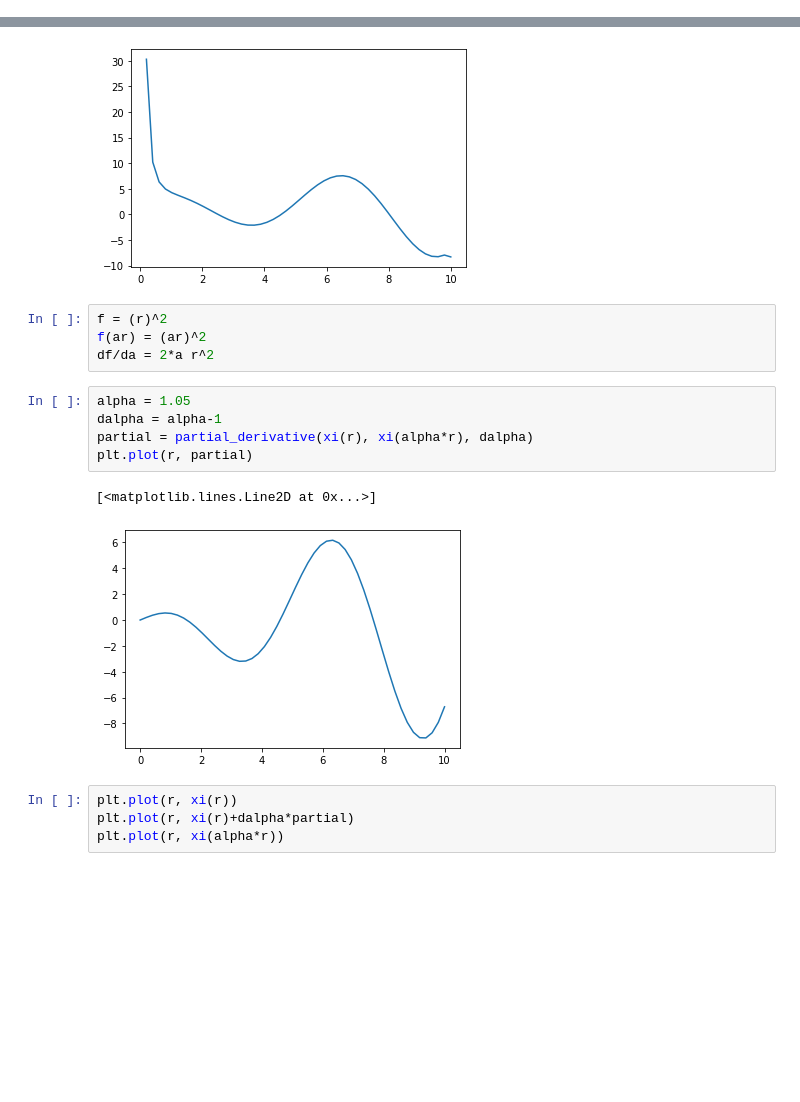
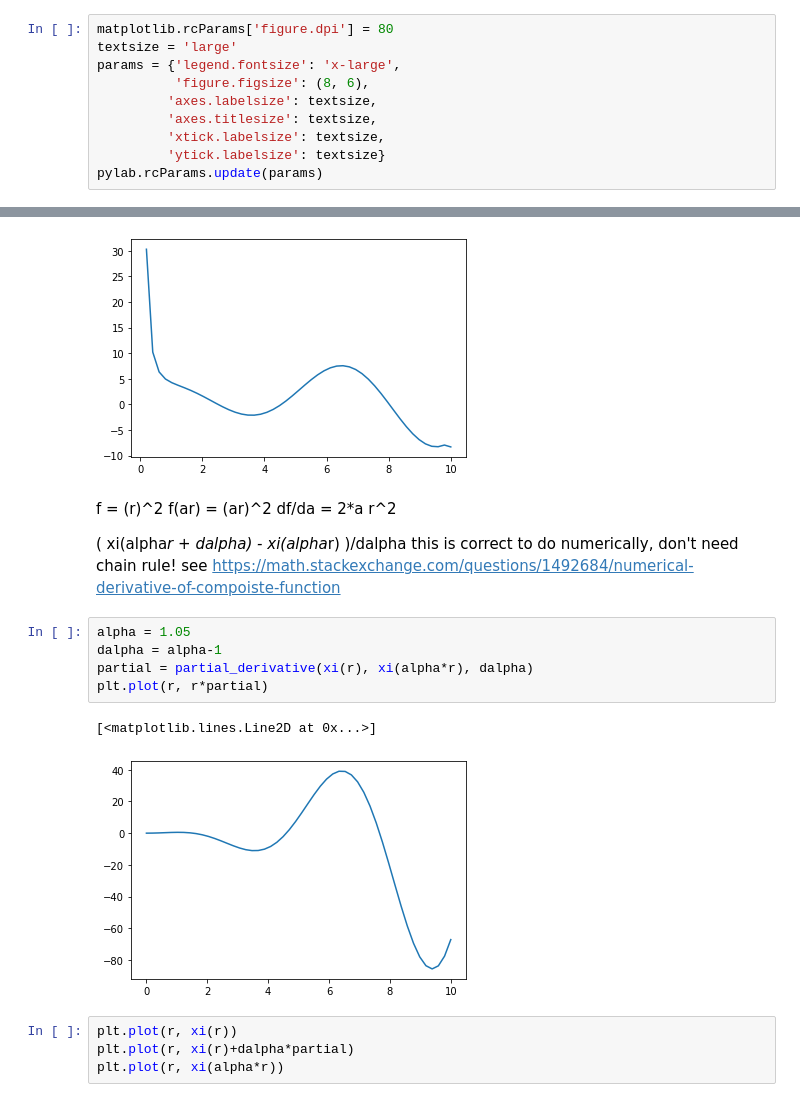
Before and after one commit to kstoreyf/byebyebias, a Jupyter notebook: code/bao.ipynb, the cells around one changed output, grey strips where cells are left out. Drawn from its saved outputs; the diff is of its cells as text; blank space fills up the shorter version.

```diff
--- a/code/bao.ipynb
+++ b/code/bao.ipynb
@@ -9,3 +13,13 @@ import scipy
+# %%
+matplotlib.rcParams['figure.dpi'] = 80
+textsize = 'large'
+params = {'legend.fontsize': 'x-large',
+          'figure.figsize': (8, 6),
+         'axes.labelsize': textsize,
+         'axes.titlesize': textsize,
+         'xtick.labelsize': textsize,
+         'ytick.labelsize': textsize}
+pylab.rcParams.update(params)
 # %%
 def xi(r):
     #return (r-6)**2 + 1
@@ -68,18 +82,22 @@ plt.plot(r, xi_fit)
 # %% [output]
 [<matplotlib.lines.Line2D at 0x...>]
 [figure]
-# %%
-f = (r)^2
-f(ar) = (ar)^2
-df/da = 2*a r^2
+# %% [markdown]
+f = (r)^2
+f(ar) = (ar)^2
+df/da = 2*a r^2
+
+( xi(alpha*r + dalpha) - xi(alpha*r) )/dalpha
+this is correct to do numerically, don't need chain rule!
+see https://math.stackexchange.com/questions/1492684/numerical-derivative-of-compoiste-function
 # %%
 alpha = 1.05
 dalpha = alpha-1
 partial = partial_derivative(xi(r), xi(alpha*r), dalpha)
-plt.plot(r, partial)
+plt.plot(r, r*partial)
 # %% [output]
 [<matplotlib.lines.Line2D at 0x...>]
-[figure, old version]
+[figure, new version]
 # %%
 plt.plot(r, xi(r))
 plt.plot(r, xi(r)+dalpha*partial)
```
Also changed, not shown: parts of 21 cells of this notebook, 4 other files.
